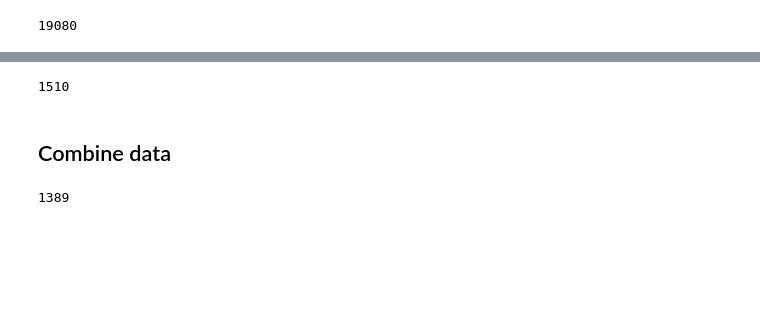
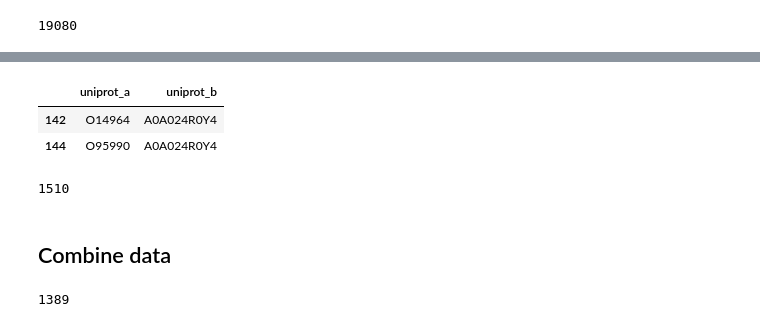
Before and after one commit to greenelab/xswap-analysis, a Jupyter notebook: nb/p_vs_rank_0.ipynb, the cells around one changed output, grey strips where cells are left out. Cells and saved outputs as stored; diff of their text form; code cells hidden in the pictures; blank space fills up the shorter version.

```diff
--- a/nb/p_vs_rank_0.ipynb
+++ b/nb/p_vs_rank_0.ipynb
@@ -60,25 +66,28 @@ len(string_nodes)
 # %%
-# Download and combine Marc Vidal lab's published networks
 ht_url = 'http://interactome.baderlab.org/data/Raul-Vidal(Nature_2005).psi'
 ht_df = pd.read_table(ht_url)
 
 ht_edges_df = (
     ht_df
     .rename(columns={
         'Unique identifier for interactor A': 'ida',
         'Unique identifier for interactor B': 'idb'})
     .filter(items=['ida', 'idb',])
     .query('ida != "-" and idb != "-"')
     .assign(
         uniprot_a = lambda df: df['ida'].apply(lambda x: re.search('(?<=uniprotkb:)[0-9A-Z]+', x).group()),
         uniprot_b = lambda df: df['idb'].apply(lambda x: re.search('(?<=uniprotkb:)[0-9A-Z]+', x).group())
     )
     .filter(items=['uniprot_a', 'uniprot_b',])
     .drop_duplicates()
 )
 ht_nodes = set(ht_edges_df.loc[:, 'uniprot_a':'uniprot_b'].values.flatten())
 
-ht_edges_df.head()
+ht_edges_df.head(2)
+# %% [output]
+|  | uniprot_a | uniprot_b |
+| 142 | O14964 | A0A024R0Y4 |
+| 144 | O95990 | A0A024R0Y4 |
 # %%
 len(ht_nodes)
 # %% [output]
```
Also changed, not shown: parts of 7 cells of this notebook, 5 other files.
